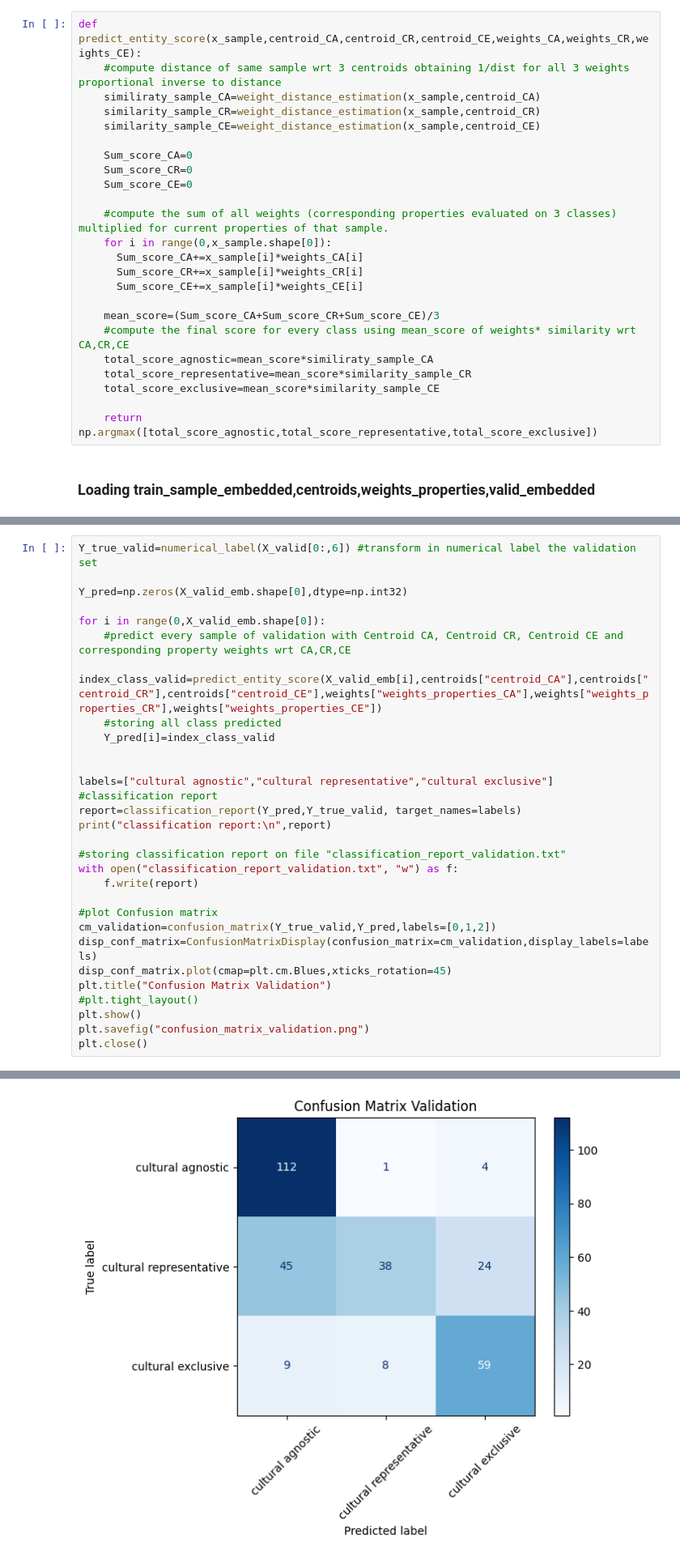
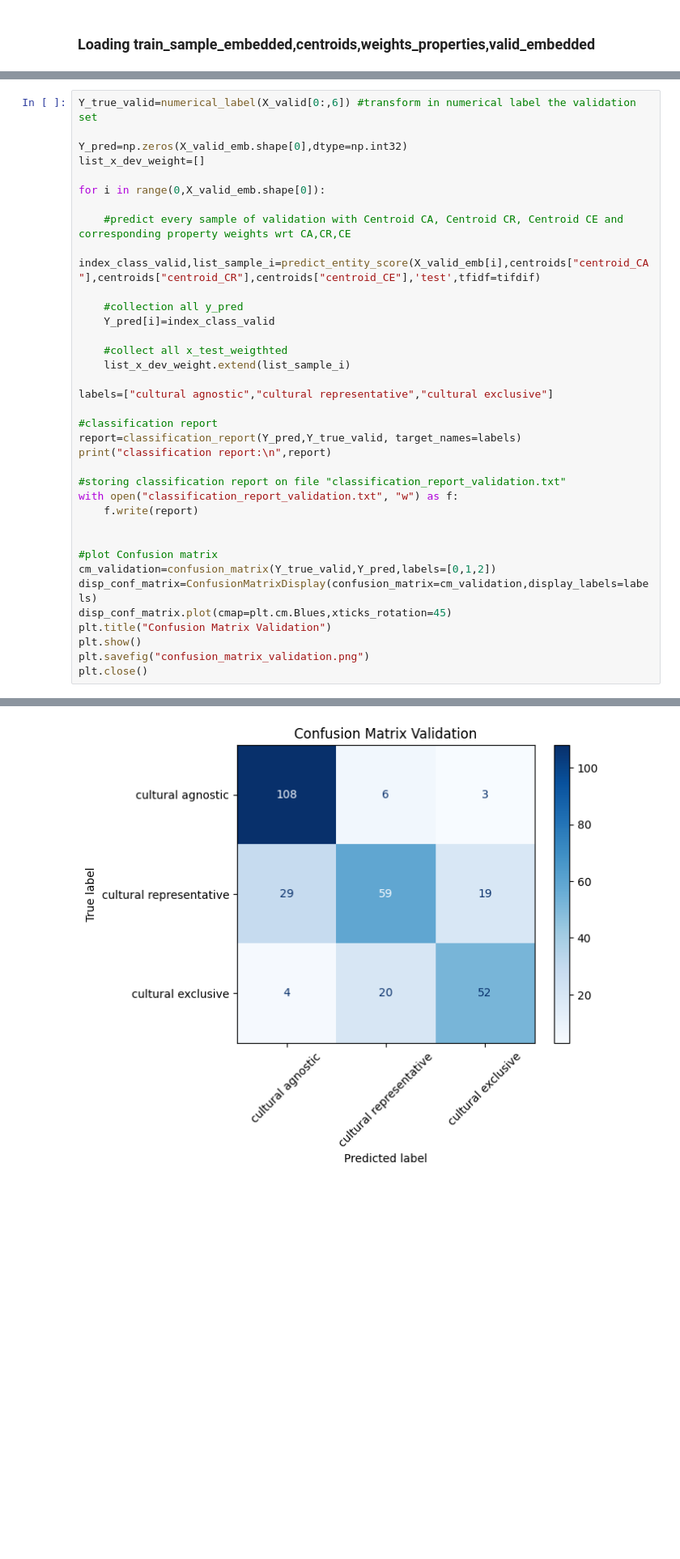
Before and after one commit to LucaColamarino/MNLP_HW1, a Jupyter notebook: NonLM-Approach/Classication_testtowikidata.ipynb, the cells around one changed output, grey strips where cells are left out. Shown: that part at 81% size. Saved outputs shown, nothing was run; the diff lists cells and outputs as text; blank space fills up the shorter version.

```diff
--- a/NonLM-Approach/Classication_testtowikidata.ipynb
+++ b/NonLM-Approach/Classication_testtowikidata.ipynb
@@ -509,27 +483,3 @@ np.savez("X_valid_embedded.npz",validation_embedded=X_valid_embed)
-# %%
-def predict_entity_score(x_sample,centroid_CA,centroid_CR,centroid_CE,weights_CA,weights_CR,weights_CE):
-    #compute distance of same sample wrt 3 centroids obtaining 1/dist for all 3 weights proportional inverse to distance
-    similiraty_sample_CA=weight_distance_estimation(x_sample,centroid_CA)
-    similarity_sample_CR=weight_distance_estimation(x_sample,centroid_CR)
-    similarity_sample_CE=weight_distance_estimation(x_sample,centroid_CE)
-
-    Sum_score_CA=0
-    Sum_score_CR=0
-    Sum_score_CE=0
-
-    #compute the sum of all weights (corresponding properties evaluated on 3 classes) multiplied for current properties of that sample.
-    for i in range(0,x_sample.shape[0]):
-      Sum_score_CA+=x_sample[i]*weights_CA[i]
-      Sum_score_CR+=x_sample[i]*weights_CR[i]
-      Sum_score_CE+=x_sample[i]*weights_CE[i]
-
-    mean_score=(Sum_score_CA+Sum_score_CR+Sum_score_CE)/3
-    #compute the final score for every class using mean_score of weights* similarity wrt CA,CR,CE
-    total_score_agnostic=mean_score*similiraty_sample_CA
-    total_score_representative=mean_score*similarity_sample_CR
-    total_score_exclusive=mean_score*similarity_sample_CE
-
-    return np.argmax([total_score_agnostic,total_score_representative,total_score_exclusive])
 # %% [markdown]
 ### Loading **train_sample_embedded,centroids,weights_properties,valid_embedded**
 # %%
@@ -544,15 +493,21 @@ X_valid_emb=valid_embedded["validation_embedded"]
 Y_true_valid=numerical_label(X_valid[0:,6]) #transform in numerical label the validation set
 
 Y_pred=np.zeros(X_valid_emb.shape[0],dtype=np.int32)
+list_x_dev_weight=[]
 
 for i in range(0,X_valid_emb.shape[0]):
+
     #predict every sample of validation with Centroid CA, Centroid CR, Centroid CE and corresponding property weights wrt CA,CR,CE
-    index_class_valid=predict_entity_score(X_valid_emb[i],centroids["centroid_CA"],centroids["centroid_CR"],centroids["centroid_CE"],weights["weights_properties_CA"],weights["weights_properties_CR"],weights["weights_properties_CE"])
-    #storing all class predicted
+    index_class_valid,list_sample_i=predict_entity_score(X_valid_emb[i],centroids["centroid_CA"],centroids["centroid_CR"],centroids["centroid_CE"],'test',tfidf=tifdif)
+
+    #collection all y_pred
     Y_pred[i]=index_class_valid
 
+    #collect all x_test_weigthted
+    list_x_dev_weight.extend(list_sample_i)
 
 labels=["cultural agnostic","cultural representative","cultural exclusive"]
+
 #classification report
 report=classification_report(Y_pred,Y_true_valid, target_names=labels)
 print("classification report:\n",report)
@@ -561,12 +516,12 @@ print("classification report:\n",report)
 with open("classification_report_validation.txt", "w") as f:
     f.write(report)
 
+
 #plot Confusion matrix
 cm_validation=confusion_matrix(Y_true_valid,Y_pred,labels=[0,1,2])
 disp_conf_matrix=ConfusionMatrixDisplay(confusion_matrix=cm_validation,display_labels=labels)
 disp_conf_matrix.plot(cmap=plt.cm.Blues,xticks_rotation=45)
 plt.title("Confusion Matrix Validation")
-#plt.tight_layout()
 plt.show()
 plt.savefig("confusion_matrix_validation.png")
 plt.close()
@@ -591 +539 @@ similarity_sample_CE 0.16820765726161907
-[figure, old version]
+[figure, new version]
```
Also changed, not shown: parts of 43 cells of this notebook, 5 other files.
